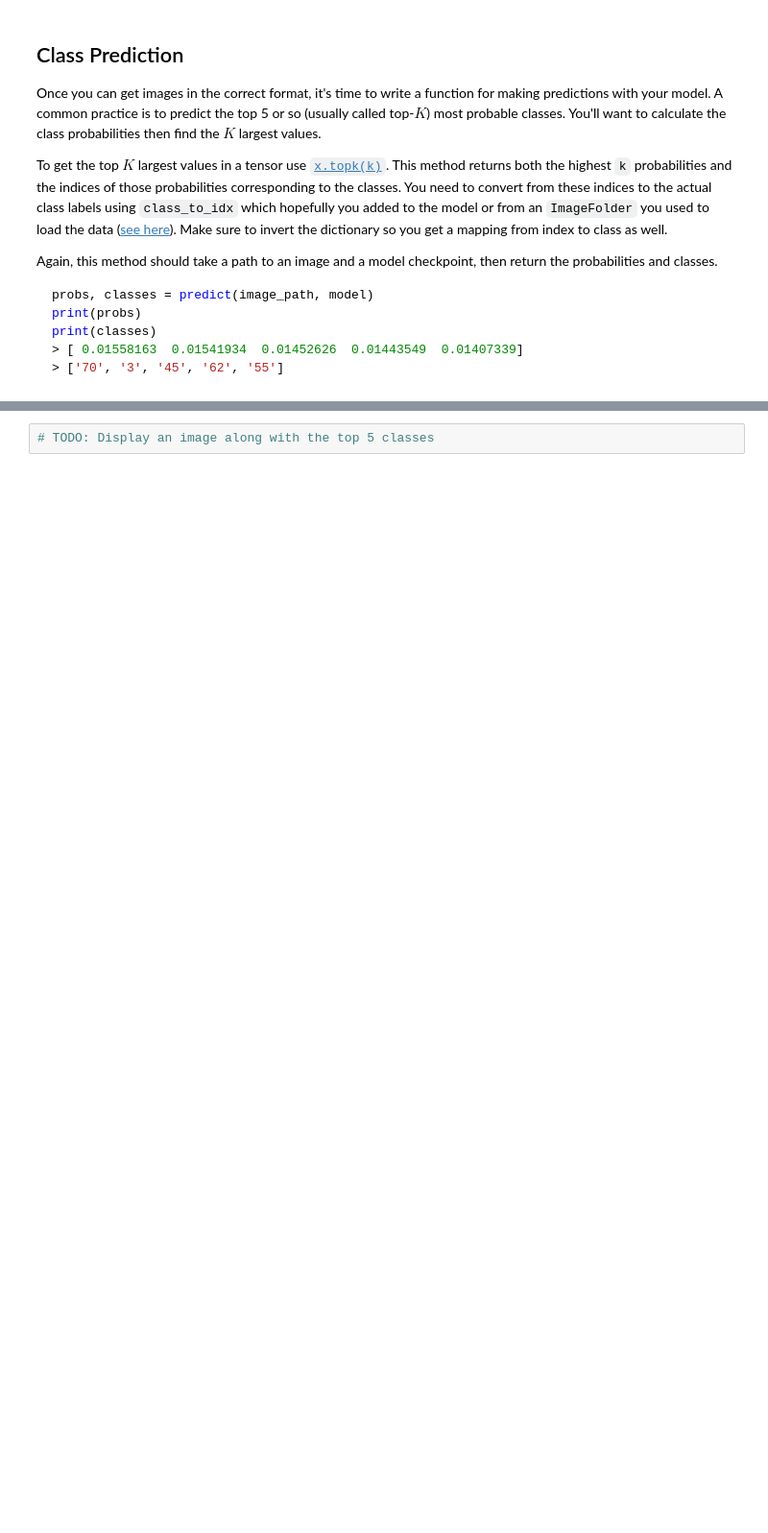
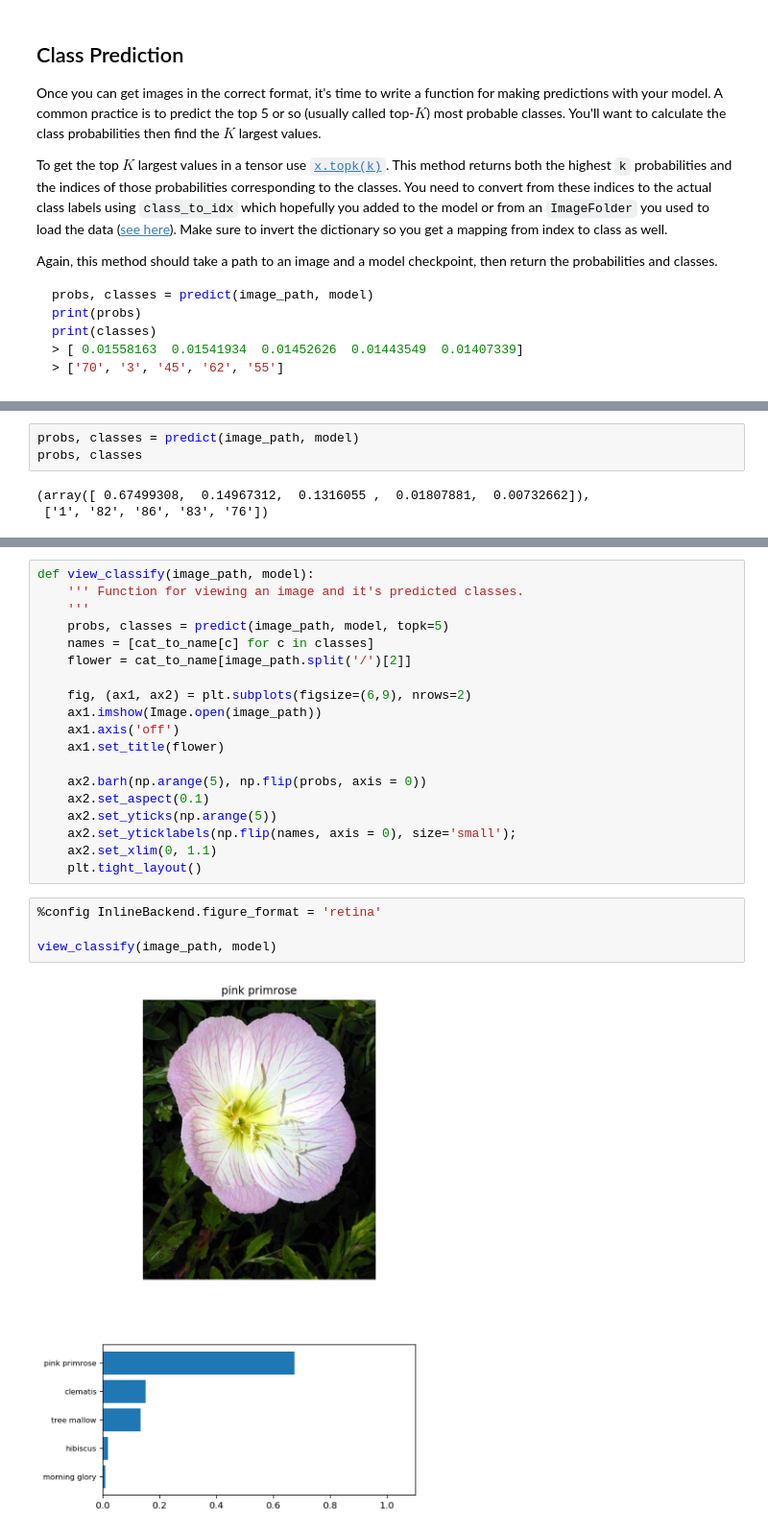
Before and after one commit to iDataist/Create-an-Image-Classifier, a Jupyter notebook: Image Classifier Project.ipynb, the cells around one changed output, grey strips where cells are left out. Shown: that part at 96% size. Drawn from its saved outputs; the diff is of its cells as text; blank space fills up the shorter version.

```diff
--- a/Image Classifier Project.ipynb
+++ b/Image Classifier Project.ipynb
@@ -176,3 +438,9 @@ def predict(image_path, model, topk=5):
+# %%
+probs, classes = predict(image_path, model)
+probs, classes
+# %% [output]
+(array([ 0.67499308,  0.14967312,  0.1316055 ,  0.01807881,  0.00732662]),
+ ['1', '82', '86', '83', '76'])
 # %% [markdown]
 ## Sanity Checking
 
@@ -181,5 +449,28 @@ Now that you can use a trained model for predictions, check to make sure it make
 <img src='assets/inference_example.png' width=300px>
 
 You can convert from the class integer encoding to actual flower names with the `cat_to_name.json` file (should have been loaded earlier in the notebook). To show a PyTorch tensor as an image, use the `imshow` function defined above.
-# %%
-# TODO: Display an image along with the top 5 classes
+# %%
+def view_classify(image_path, model):
+    ''' Function for viewing an image and it's predicted classes.
+    '''
+    probs, classes = predict(image_path, model, topk=5)
+    names = [cat_to_name[c] for c in classes]
+    flower = cat_to_name[image_path.split('/')[2]]
+
+    fig, (ax1, ax2) = plt.subplots(figsize=(6,9), nrows=2)
+    ax1.imshow(Image.open(image_path))
+    ax1.axis('off')
+    ax1.set_title(flower)
+
+    ax2.barh(np.arange(5), np.flip(probs, axis = 0))
+    ax2.set_aspect(0.1)
+    ax2.set_yticks(np.arange(5))
+    ax2.set_yticklabels(np.flip(names, axis = 0), size='small');
+    ax2.set_xlim(0, 1.1)
+    plt.tight_layout()
+# %%
+%config InlineBackend.figure_format = 'retina'
+
+view_classify(image_path, model)
+# %% [output]
+[figure, added]
```
Also changed, not shown: parts of 28 cells of this notebook.
